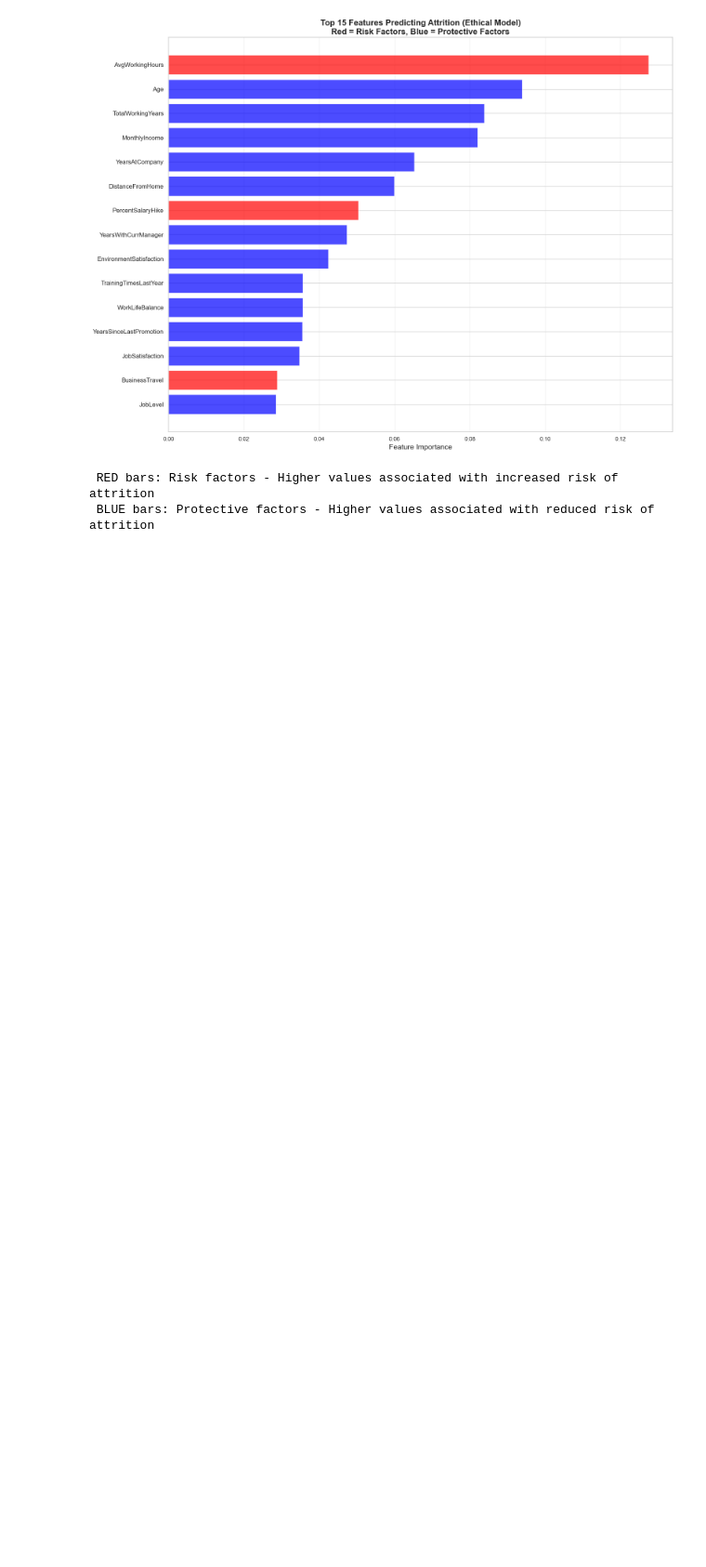
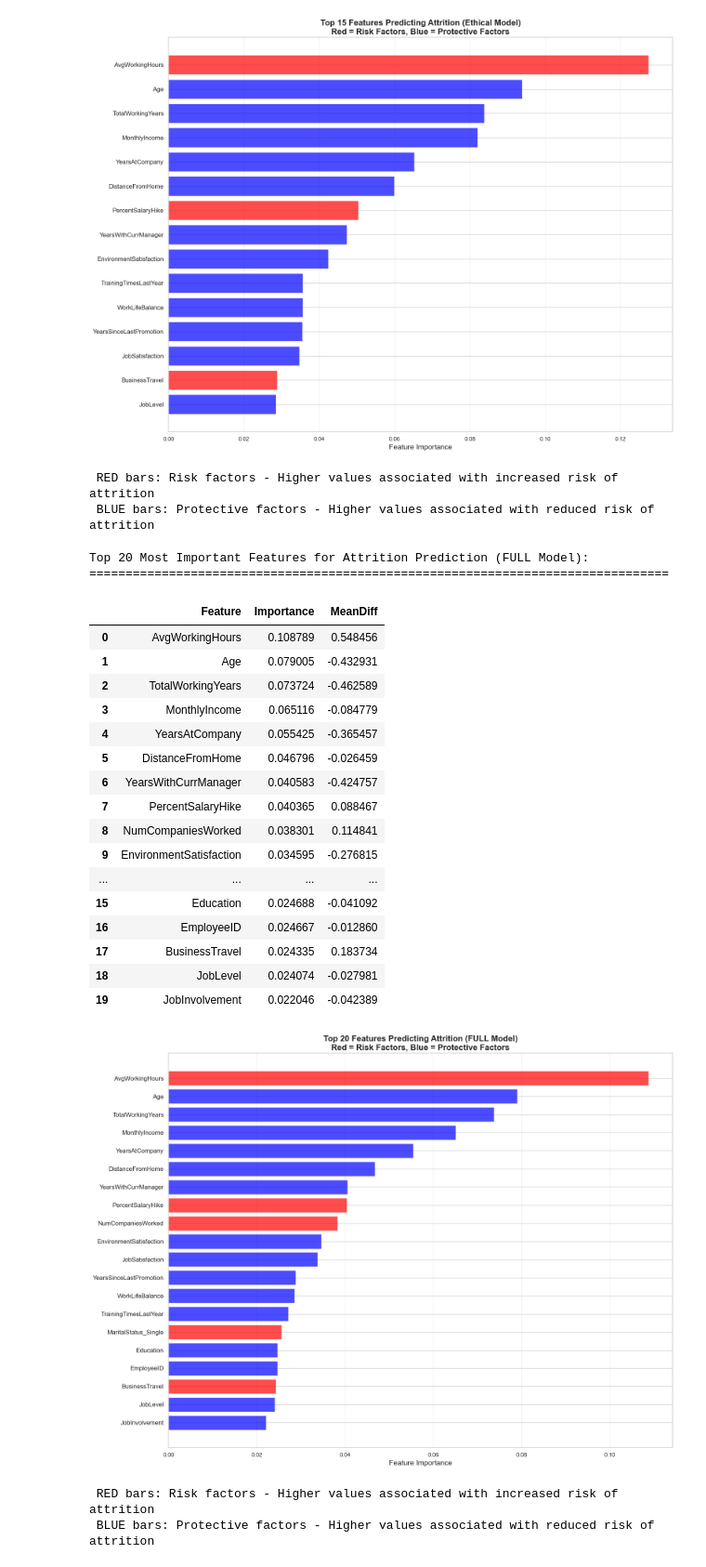
Before and after one commit to Low8/AI-group_5, a Jupyter notebook: project.ipynb, the cells around one changed output. Shown at 93% size. Cells and saved outputs as stored; diff of their text form; code cells hidden in the pictures; blank space fills up the shorter version.

Commit message:
Added full model for importance variables

```diff
--- a/project.ipynb
+++ b/project.ipynb
@@ -791,3 +820,73 @@ Top 15 Most Important Features for Attrition Prediction (Ethical Model):
 [figure]
  RED bars: Risk factors - Higher values associated with increased risk of attrition
  BLUE bars: Protective factors - Higher values associated with reduced risk of attrition
+# %%
+
+# Feature importance analysis using Random Forest
+rf_model = models_full['random_forest']
+feature_importance = pd.DataFrame({
+    'Feature': X_full.columns,
+    'Importance': rf_model.feature_importances_
+}).sort_values('Importance', ascending=False)
+
+# Calculate mean difference between leavers (Attrition=1) and stayers (Attrition=0)
+# Positive difference = higher for leavers = risk factor (red)
+# Negative difference = lower for leavers = protective factor (blue)
+group_means = df_full.groupby('Attrition').mean(numeric_only=True).T
+mean_diff = group_means[1] - group_means[0]  # leavers - stayers
+
+# Merge importance with mean difference
+feature_importance = feature_importance.merge(
+    mean_diff.reset_index().rename(columns={'index': 'Feature', 0: 'MeanDiff'}),
+    on='Feature',
+    how='left'
+)
+
+# Display top 20 features
+print("Top 20 Most Important Features for Attrition Prediction (FULL Model):")
+print("=" * 80)
+display(feature_importance.head(20))
+
+# Visualize top features with color coding
+plt.figure(figsize=(16, 12))
+top_features = feature_importance.head(20)
+
+# Color bars: red for risk factors (positive diff), blue for protective factors (negative diff)
+colors = ['red' if diff > 0 else 'blue' for diff in top_features['MeanDiff']]
+
+plt.barh(range(len(top_features)), top_features['Importance'], color=colors, alpha=0.7)
+plt.yticks(range(len(top_features)), top_features['Feature'], fontsize=12)
+plt.xlabel('Feature Importance', fontsize=14)
+plt.title('Top 20 Features Predicting Attrition (FULL Model)\nRed = Risk Factors, Blue = Protective Factors',
+          fontsize=16, fontweight='bold')
+plt.gca().invert_yaxis()
+plt.grid(axis='x', alpha=0.3)
+plt.tight_layout()
+plt.show()
+
+
+print(" RED bars: Risk factors - Higher values associated with increased risk of attrition")
+print(" BLUE bars: Protective factors - Higher values associated with reduced risk of attrition")
+# %% [output]
+Top 20 Most Important Features for Attrition Prediction (FULL Model):
+================================================================================
+|  | Feature | Importance | MeanDiff |
+| 0 | AvgWorkingHours | 0.108789 | 0.548456 |
+| 1 | Age | 0.079005 | -0.432931 |
+| 2 | TotalWorkingYears | 0.073724 | -0.462589 |
+| 3 | MonthlyIncome | 0.065116 | -0.084779 |
+| 4 | YearsAtCompany | 0.055425 | -0.365457 |
+| 5 | DistanceFromHome | 0.046796 | -0.026459 |
+| 6 | YearsWithCurrManager | 0.040583 | -0.424757 |
+| 7 | PercentSalaryHike | 0.040365 | 0.088467 |
+| 8 | NumCompaniesWorked | 0.038301 | 0.114841 |
+| 9 | EnvironmentSatisfaction | 0.034595 | -0.276815 |
+| ... | ... | ... | ... |
+| 15 | Education | 0.024688 | -0.041092 |
+| 16 | EmployeeID | 0.024667 | -0.012860 |
+| 17 | BusinessTravel | 0.024335 | 0.183734 |
+| 18 | JobLevel | 0.024074 | -0.027981 |
+| 19 | JobInvolvement | 0.022046 | -0.042389 |
+[figure, added]
+ RED bars: Risk factors - Higher values associated with increased risk of attrition
+ BLUE bars: Protective factors - Higher values associated with reduced risk of attrition
```
Also changed, not shown: parts of 2 cells of this notebook.
